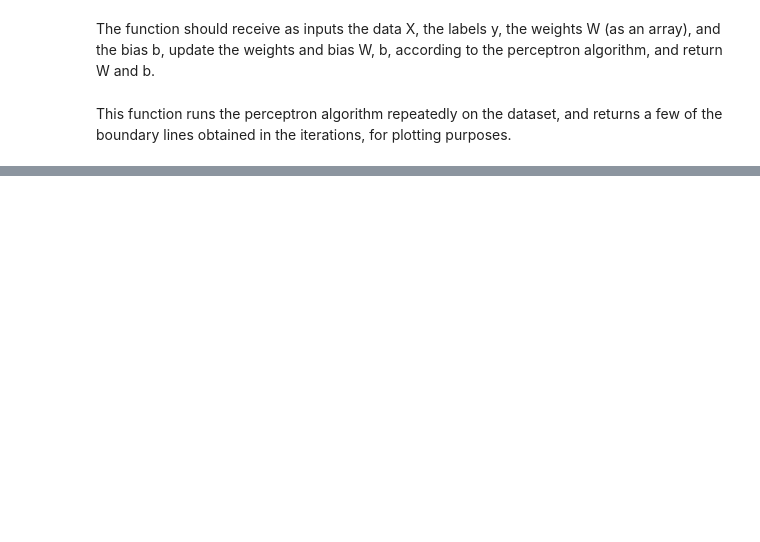
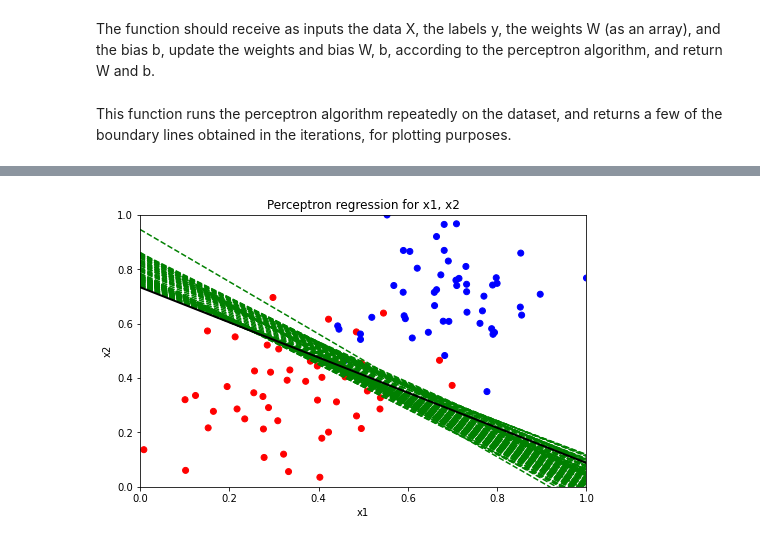
Before and after one commit to Noccium/Perceptron, a Jupyter notebook: perceptron.ipynb, the cells around one changed output, grey strips where cells are left out. Cells and saved outputs as stored; diff of their text form; code cells hidden in the pictures; blank space fills up the shorter version.

```diff
--- a/perceptron.ipynb
+++ b/perceptron.ipynb
@@ -35,0 +76,22 @@ def trainPerceptronAlgorithm(X, y, learn_rate = 0.01, num_epochs = 25):
+# %%
+boundary_lines = trainPerceptronAlgorithm(X.to_numpy(), y.to_numpy(), learn_rate=0.01, num_epochs=100)
+x_lin = np.linspace(0, 1, 100)
+
+fig, ax = plt.subplots(1, 1, figsize=(8,5))
+ax.set_xlim(0, 1)
+ax.set_ylim(0, 1)
+ax.scatter(x1, x2, marker='o', color=color)
+for i, line in enumerate(boundary_lines):
+    Θo, Θ1  = line
+    if i == len(boundary_lines) - 1:
+        c, ls, lw = 'k', '-', 2
+    else:
+        c, ls, lw = 'g', '--', 1.5
+    ax.plot(x_lin, Θo * x_lin + Θ1, c=c, ls=ls, lw=lw)
+
+plt.xlabel('x1')
+plt.ylabel('x2')
+plt.title('Perceptron regression for x1, x2')
+plt.show()
+# %% [output]
+[figure, added]
```
Also changed, not shown: parts of 9 cells of this notebook.
